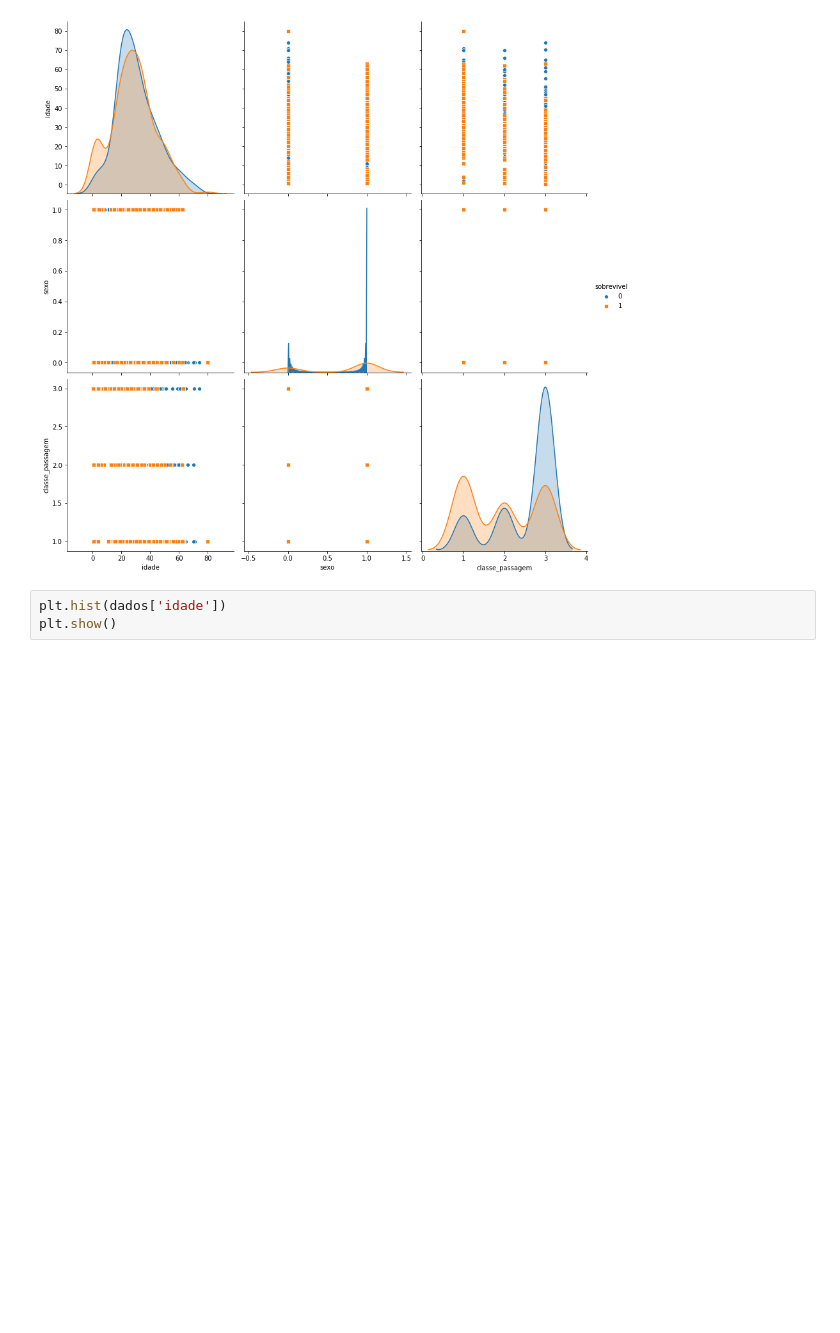
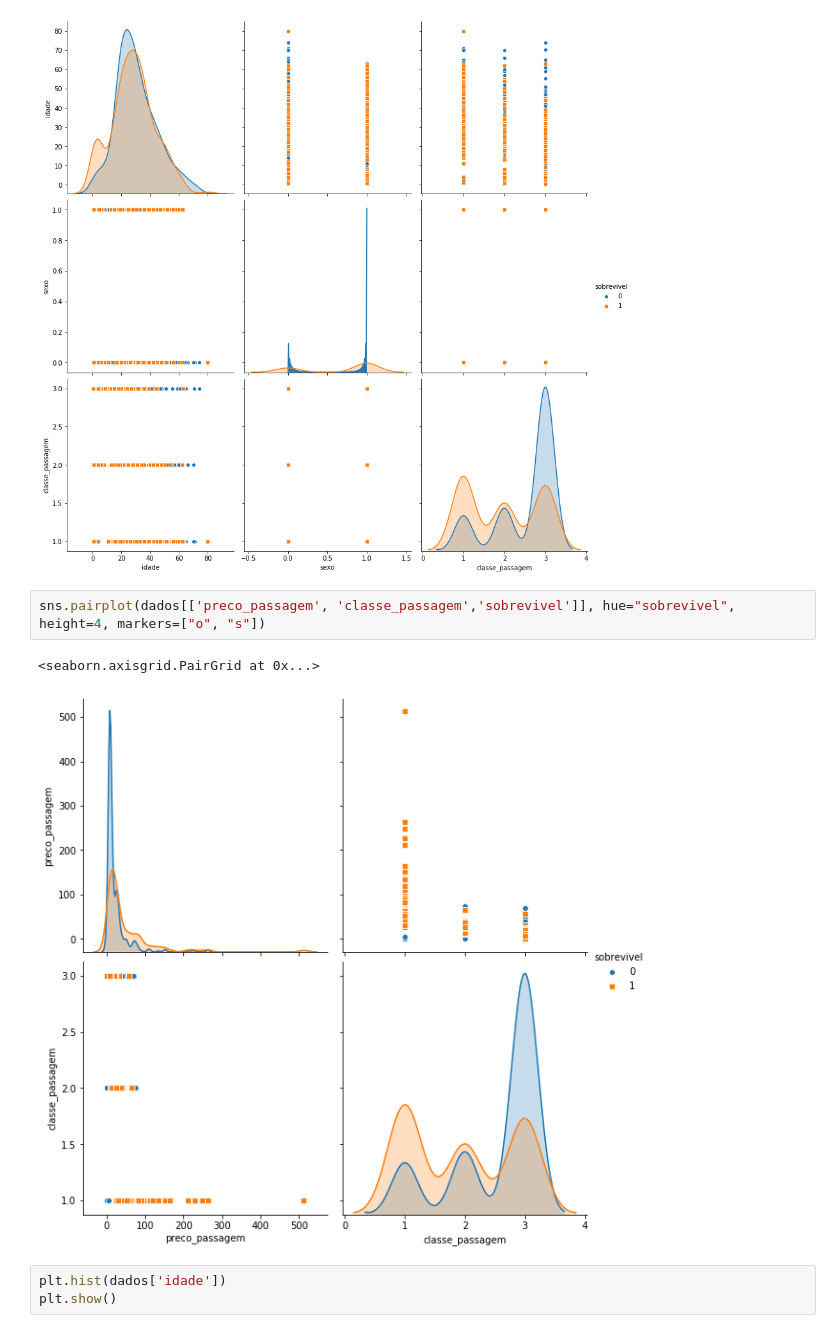
Before and after one commit to EduardoMoraesRitter/Titanic-Machine-Learning-from-Disaster, a Jupyter notebook: explorando_dados.ipynb, the cells around one changed output. Drawn from its saved outputs; the diff is of its cells as text; blank space fills up the shorter version.

```diff
--- a/explorando_dados.ipynb
+++ b/explorando_dados.ipynb
@@ -161,6 +161,11 @@ sns.pairplot(dados[['idade', 'sexo', 'classe_passagem','sobrevivel']], hue="sobr
 # %% [output]
 <seaborn.axisgrid.PairGrid at 0x...>
 [figure]
+# %%
+sns.pairplot(dados[['preco_passagem', 'classe_passagem','sobrevivel']], hue="sobrevivel", height=4, markers=["o", "s"])
+# %% [output]
+<seaborn.axisgrid.PairGrid at 0x...>
+[figure, added]
 # %%
 plt.hist(dados['idade'])
 plt.show()
```
Also changed, not shown: parts of 2 cells of this notebook.
